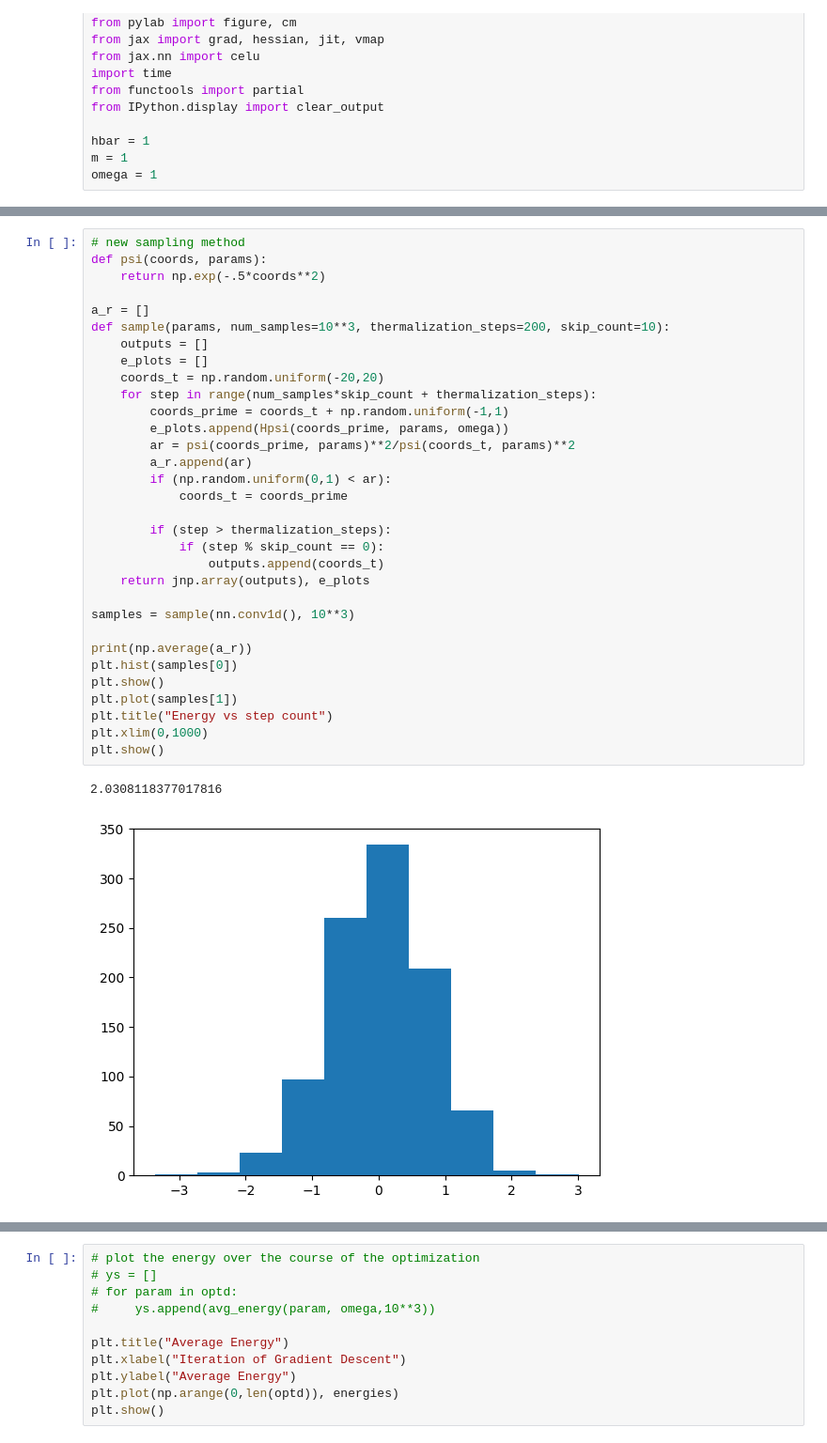
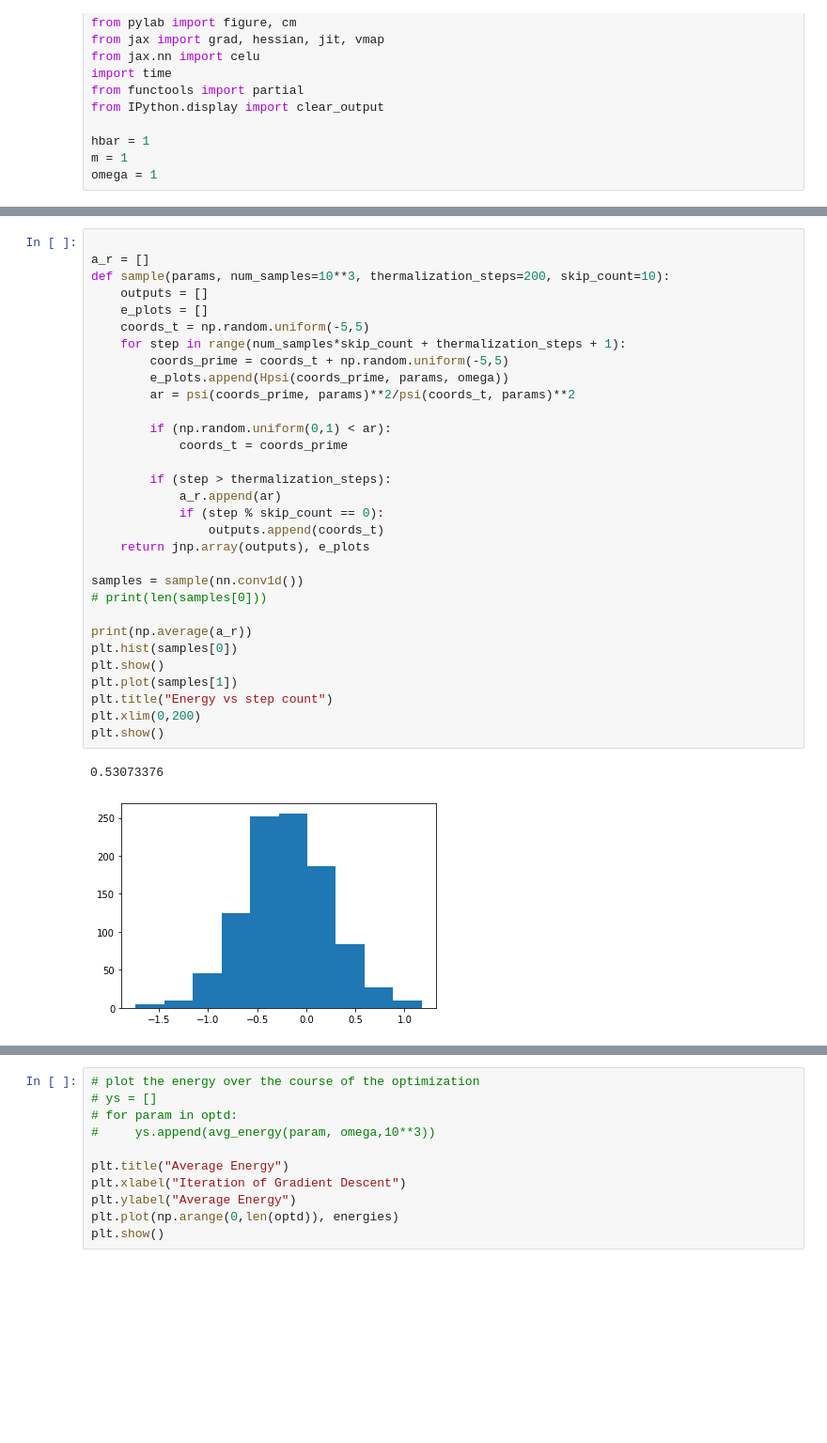
Before and after one commit to hershkumar/summer2022, a Jupyter notebook: neural/one_particle_harmonic_well.ipynb, the cells around one changed output, grey strips where cells are left out. Shown at 94% size. Drawn from its saved outputs; the diff is of its cells as text; blank space fills up the shorter version.

```diff
--- a/neural/one_particle_harmonic_well.ipynb
+++ b/neural/one_particle_harmonic_well.ipynb
@@ -244,35 +256,34 @@ KeyboardInterrupt:
 # %%
-# new sampling method
-def psi(coords, params):
-    return np.exp(-.5*coords**2)
 
 a_r = []
 def sample(params, num_samples=10**3, thermalization_steps=200, skip_count=10):
     outputs = []
     e_plots = []
-    coords_t = np.random.uniform(-20,20)
-    for step in range(num_samples*skip_count + thermalization_steps):
-        coords_prime = coords_t + np.random.uniform(-1,1)
+    coords_t = np.random.uniform(-5,5)
+    for step in range(num_samples*skip_count + thermalization_steps + 1):
+        coords_prime = coords_t + np.random.uniform(-5,5)
         e_plots.append(Hpsi(coords_prime, params, omega))
         ar = psi(coords_prime, params)**2/psi(coords_t, params)**2
-        a_r.append(ar)
+
         if (np.random.uniform(0,1) < ar):
             coords_t = coords_prime
 
         if (step > thermalization_steps):
+            a_r.append(ar)
             if (step % skip_count == 0):
                 outputs.append(coords_t)
     return jnp.array(outputs), e_plots
 
-samples = sample(nn.conv1d(), 10**3)
+samples = sample(nn.conv1d())
+# print(len(samples[0]))
 
 print(np.average(a_r))
 plt.hist(samples[0])
 plt.show()
 plt.plot(samples[1])
 plt.title("Energy vs step count")
-plt.xlim(0,1000)
+plt.xlim(0,200)
 plt.show()
 # %% [output]
-2.0308118377017816
+0.53073376
-[figure, old version]
+[figure, new version]
```
Also changed, not shown: parts of 4 cells of this notebook.
